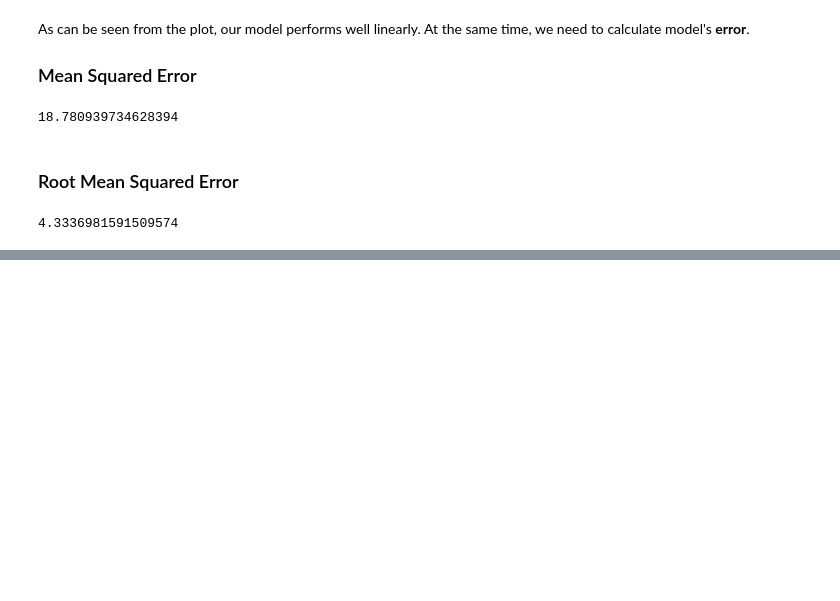
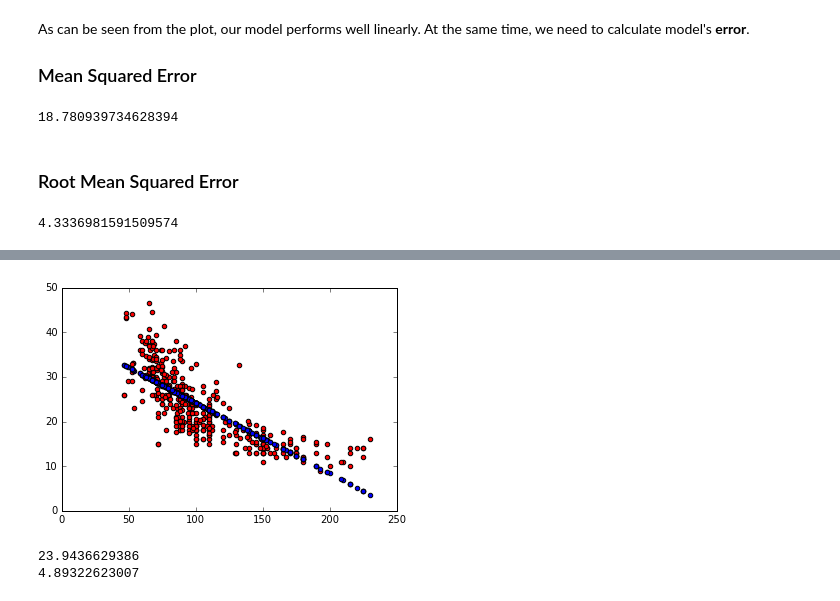
Before and after one commit to aniruddhabarapatre/Dataquest, a Jupyter notebook: ML1_Auto.ipynb, the cells around one changed output, grey strips where cells are left out. Cells and saved outputs as stored; diff of their text form; code cells hidden in the pictures; blank space fills up the shorter version.

```diff
--- a/ML1_Auto.ipynb
+++ b/ML1_Auto.ipynb
@@ -91,0 +125,15 @@ rmse
+# %%
+plt.scatter(filtered_cars["horsepower"], filtered_cars["mpg"], c='red')
+plt.scatter(filtered_cars["horsepower"], predictions, c='blue')
+plt.show()
+# %% [output]
+[figure, added]
+# %%
+mse = mean_squared_error(filtered_cars[["mpg"]], predictions)
+print(mse)
+
+rmse = mse ** (1/2)
+print(rmse)
+# %% [output]
+23.9436629386
+4.89322623007
```
Also changed, not shown: parts of 7 cells of this notebook.
